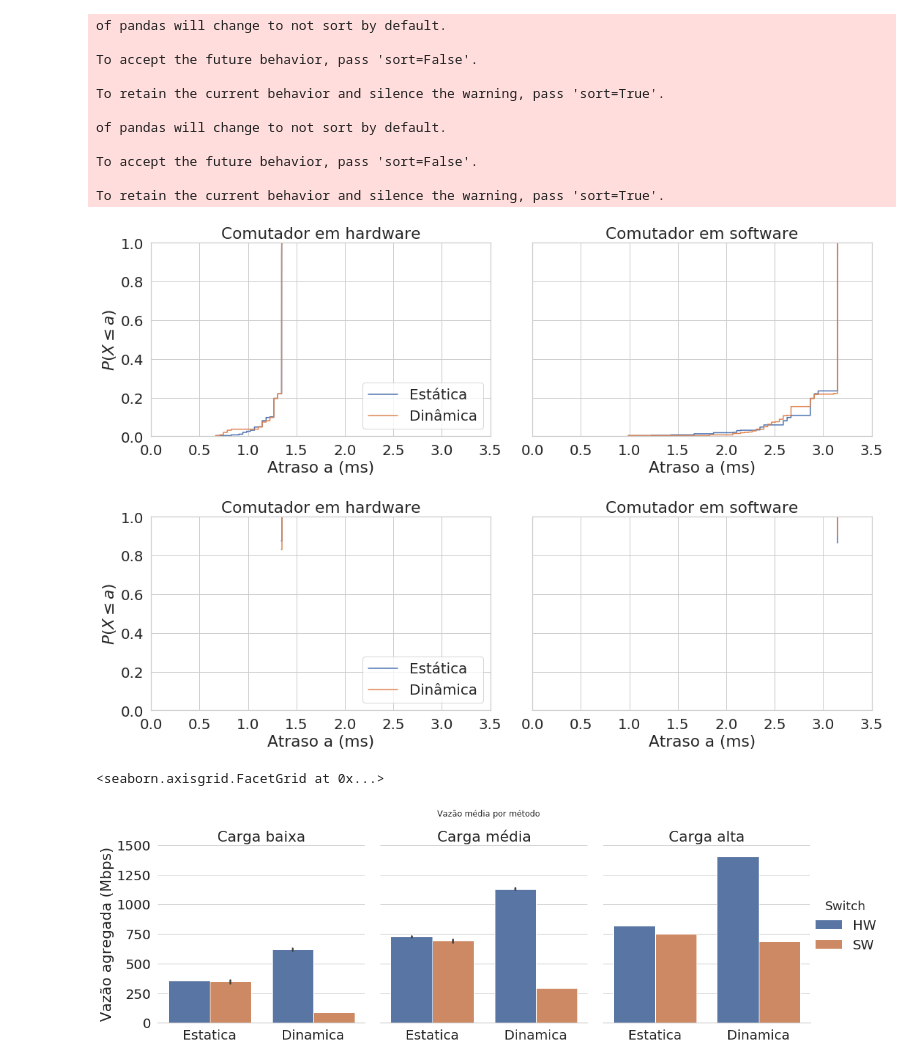
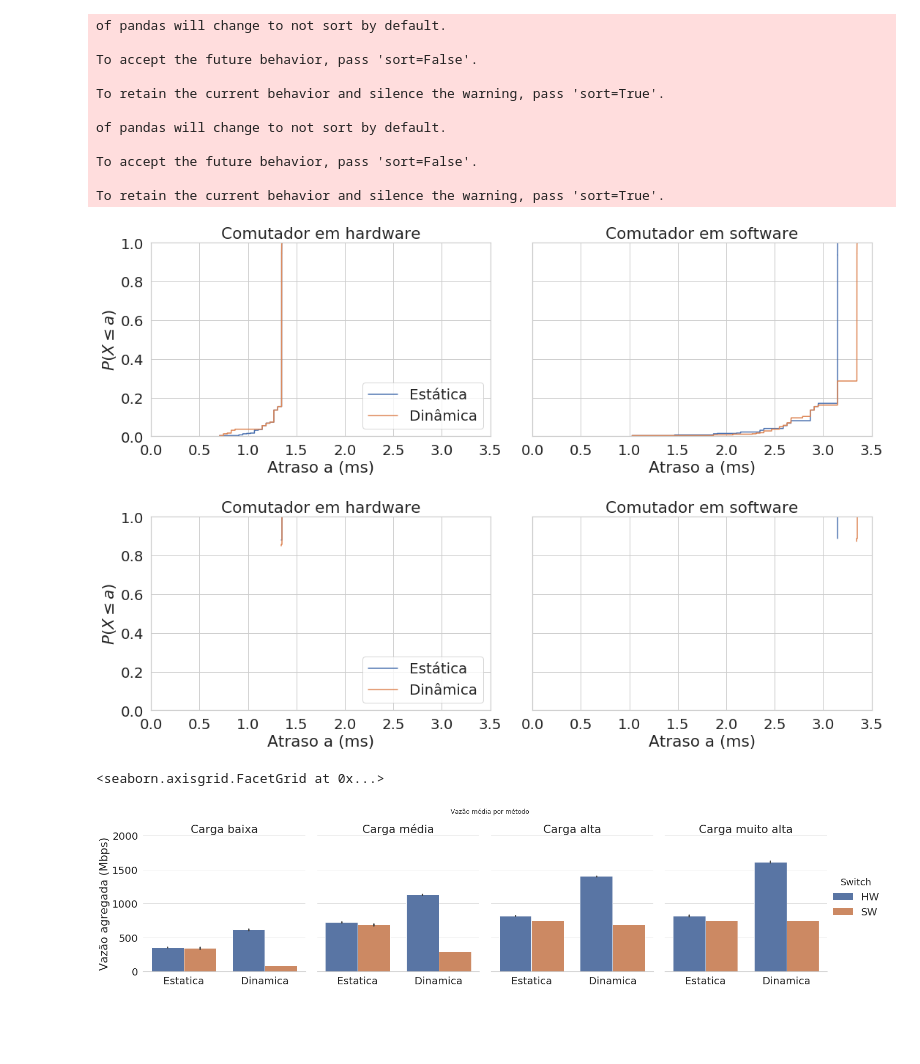
Before and after one commit to pedrobellotti/iperftestes, a Jupyter notebook: Simulacao/analise.ipynb, the cells around one changed output. Cells and saved outputs as stored; diff of their text form; code cells hidden in the pictures; blank space fills up the shorter version.

```diff
--- a/Simulacao/analise.ipynb
+++ b/Simulacao/analise.ipynb
@@ -11,7 +11,7 @@ import re
 sns.set(font_scale=1.8, style="whitegrid")
 # %%
 seeds = ["10","20"]
-tempos = ["25hosts","50hosts","75hosts"]
+tempos = ["25hosts","50hosts","75hosts","100hosts"]
 salvarGraficos = False
 confianca = 95
 #intervalosTempo = [("cargaAlta", 100, 200), ("cargaMedia", 300, 400), ("cargaBaixa", 550, 650)]
@@ -103,10 +104,10 @@ To retain the current behavior and silence the warning, pass 'sort=True'.
 # %%
 #CDF do ping
 #Query
-dfPingHW_CAPI = dfPing.query("Política == 'Estatica' and Tempo == '75hosts' and Switch == 'HW'")
-dfPingHW_CASW = dfPing.query("Política == 'Dinamica' and Tempo == '75hosts' and Switch == 'HW'")
-dfPingSW_CAPI = dfPing.query("Política == 'Estatica' and Tempo == '75hosts' and Switch == 'SW'")
-dfPingSW_CASW = dfPing.query("Política == 'Dinamica' and Tempo == '75hosts' and Switch == 'SW'")
+dfPingHW_CAPI = dfPing.query("Política == 'Estatica' and Tempo == '100hosts' and Switch == 'HW'")
+dfPingHW_CASW = dfPing.query("Política == 'Dinamica' and Tempo == '100hosts' and Switch == 'HW'")
+dfPingSW_CAPI = dfPing.query("Política == 'Estatica' and Tempo == '100hosts' and Switch == 'SW'")
+dfPingSW_CASW = dfPing.query("Política == 'Dinamica' and Tempo == '100hosts' and Switch == 'SW'")
 #HW
 hw_a = dfPingHW_CAPI.Ping.to_numpy()
 hw_b = dfPingHW_CASW.Ping.to_numpy()
@@ -172,15 +173,15 @@ if (salvarGraficos):
     plt.savefig('Graficos/pingCargaAlta.pdf')
 plt.show()
 # %% [output]
-[figure, old version]
+[figure, new version]
 # %%
 #CDF do dfPing no intervalo estável
 dfPing.query("Seq >= 150.0 and Seq <= 250.0", inplace=True)
 #Query
-dfPingHW_CAPI = dfPing.query("Política == 'Estatica' and Tempo == '75hosts' and Switch == 'HW'")
-dfPingHW_CASW = dfPing.query("Política == 'Dinamica' and Tempo == '75hosts' and Switch == 'HW'")
-dfPingSW_CAPI = dfPing.query("Política == 'Estatica' and Tempo == '75hosts' and Switch == 'SW'")
-dfPingSW_CASW = dfPing.query("Política == 'Dinamica' and Tempo == '75hosts' and Switch == 'SW'")
+dfPingHW_CAPI = dfPing.query("Política == 'Estatica' and Tempo == '100hosts' and Switch == 'HW'")
+dfPingHW_CASW = dfPing.query("Política == 'Dinamica' and Tempo == '100hosts' and Switch == 'HW'")
+dfPingSW_CAPI = dfPing.query("Política == 'Estatica' and Tempo == '100hosts' and Switch == 'SW'")
+dfPingSW_CASW = dfPing.query("Política == 'Dinamica' and Tempo == '100hosts' and Switch == 'SW'")
 #HW
 hw_a = dfPingHW_CAPI.Ping.to_numpy()
 hw_b = dfPingHW_CASW.Ping.to_numpy()
@@ -246,7 +247,7 @@ if (salvarGraficos):
     plt.savefig('Graficos/pingCargaAltaNoIntervaloEstavel.pdf')
 plt.show()
 # %% [output]
-[figure, old version]
+[figure, new version]
 # %%
 dfHW_e = pd.DataFrame()
 dfSW_e = pd.DataFrame()
@@ -295,14 +296,14 @@ gpb = dfSwitches.groupby(["Politica", "TempoChegada", "Switch", "Seed"]).mean()
 gpb.reset_index(inplace=True)
 # gpb
 # %%
-gpb["NomeTempo"] = gpb["TempoChegada"].map({"75hosts": "alta", "50hosts": "média", "25hosts": "baixa"})
+gpb["NomeTempo"] = gpb["TempoChegada"].map({"100hosts": "muito alta","75hosts": "alta", "50hosts": "média", "25hosts": "baixa"})
 gpb["LoaKbps"] = gpb["LoaKbps"]/1000
-sns_plt = sns.catplot(x="Politica", y="LoaKbps", kind="bar", ci=95, data=gpb, col="NomeTempo", col_order=["baixa", "média","alta"], order=["Estatica", "Dinamica"], hue="Switch")
-sns_plt.set(ylim=(0, 1500))
+sns_plt = sns.catplot(x="Politica", y="LoaKbps", kind="bar", ci=95, data=gpb, col="NomeTempo", col_order=["baixa", "média","alta","muito alta"], order=["Estatica", "Dinamica"], hue="Switch")
+sns_plt.set(ylim=(0, 2000))
 sns_plt.fig.suptitle('Vazão média por método', y=1.05)
 sns_plt.set_axis_labels("", "Vazão agregada (Mbps)")
 sns_plt.set_titles("Carga {col_name}")
 sns_plt.despine(left=True)
 # %% [output]
 <seaborn.axisgrid.FacetGrid at 0x...>
-[figure, old version]
+[figure, new version]
```
Also changed, not shown: parts of 13 cells of this notebook.
